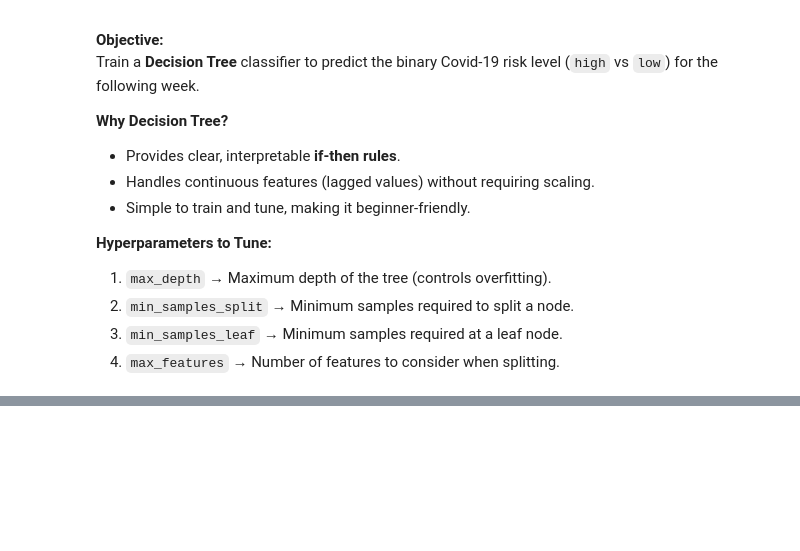
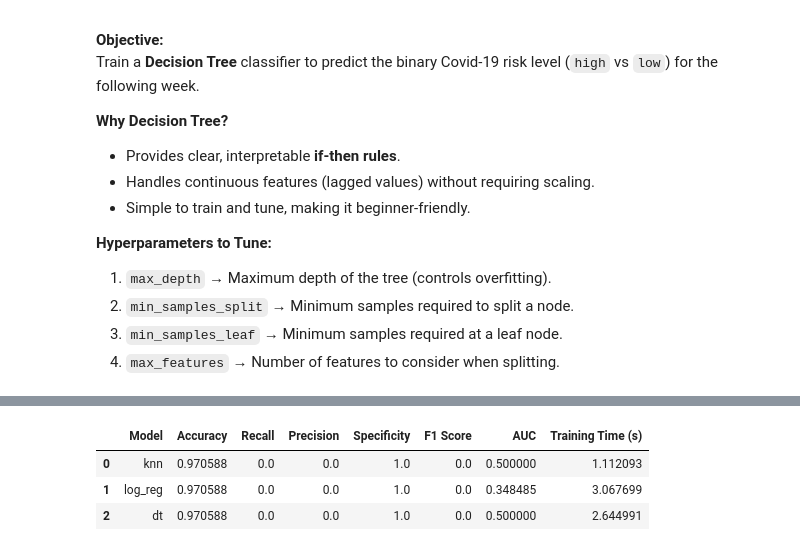
Before and after one commit to ca1phas/Lab-3-Supervised-Learning, a Jupyter notebook: Lab3_P2_G3.ipynb, the cells around one changed output, grey strips where cells are left out. Cells and saved outputs as stored; diff of their text form; code cells hidden in the pictures; blank space fills up the shorter version.

```diff
--- a/Lab3_P2_G3.ipynb
+++ b/Lab3_P2_G3.ipynb
@@ -432,7 +469,6 @@ Train a **Logistic Regression** classifier to predict the binary Covid-19 risk l
 3. `max_iter` → Maximum number of iterations (ensures convergence)
 # %%
 from sklearn.linear_model import LogisticRegression
-from sklearn.model_selection import GridSearchCV
 
 # --- Logistic Regression with GridSearchCV (valid parameter grid only) ---
 log_reg_params = [
@@ -464,9 +500,14 @@ grid_log_reg = GridSearchCV(
     log_reg, log_reg_params, cv=3, scoring="f1", n_jobs=-1, verbose=1
 )
 
-grid_log_reg.fit(X_train, y_train)
+training_times["log_reg"] = train(grid_log_reg, X_train, y_train)
 
 print("Best Logistic Regression Parameters:", grid_log_reg.best_params_)
 print("Best Training CV Score (F1):", grid_log_reg.best_score_)
+
+# Evaluate on validation set
+y_val_pred_log = grid_log_reg.best_estimator_.predict(X_val)
+f1_val_log = f1_score(y_val, y_val_pred_log)
+print("Validation F1 Score (Logistic Regression):", f1_val_log)
 # %% [output]
 Fitting 3 folds for each of 58 candidates, totalling 174 fits
@@ -490,7 +532,6 @@ Train a **Decision Tree** classifier to predict the binary Covid-19 risk level (
 4. `max_features` → Number of features to consider when splitting.
 # %%
 from sklearn.tree import DecisionTreeClassifier
-from sklearn.model_selection import GridSearchCV
 
 # --- Decision Tree with GridSearchCV ---
 dt_params = {
@@ -506,9 +547,14 @@ grid_dt = GridSearchCV(
     dt_clf, dt_params, cv=3, scoring="f1", n_jobs=-1, verbose=1
 )
 
-grid_dt.fit(X_train, y_train)
+training_times["dt"] = train(grid_dt, X_train, y_train)
 
 print("Best Decision Tree Parameters:", grid_dt.best_params_)
 print("Best Training CV Score (F1):", grid_dt.best_score_)
+
+# Evaluate on validation set
+y_val_pred_dt = grid_dt.best_estimator_.predict(X_val)
+f1_val_dt = f1_score(y_val, y_val_pred_dt)
+print("Validation F1 Score (Decision Tree):", f1_val_dt)
 # %% [output]
 Fitting 3 folds for each of 108 candidates, totalling 324 fits
@@ -551,0 +580,69 @@ Plots will be used to support both **individual model performance** and **compar
+# %%
+from sklearn.metrics import (
+    accuracy_score,
+    recall_score,
+    precision_score,
+    f1_score,
+    confusion_matrix,
+    roc_auc_score,
+)
+import pandas as pd
+import numpy as np
+import warnings
+
+# Ignore warnings for undefined metrics (e.g., AUC when only one class is present)
+from sklearn.exceptions import UndefinedMetricWarning
+warnings.filterwarnings("ignore", category=UndefinedMetricWarning)
+
+# Dictionary of best trained models
+best_models = {
+    "knn": grid_knn.best_estimator_,
+    "log_reg": grid_log_reg.best_estimator_,
+    "dt": grid_dt.best_estimator_,
+}
+
+# Initialize evaluation results
+eval_results = {
+    "Model": [],
+    "Accuracy": [],
+    "Recall": [],
+    "Precision": [],
+    "Specificity": [],
+    "F1 Score": [],
+    "AUC": [],
+    "Training Time (s)": [],
+}
+
+# Evaluate each model
+for name, model in best_models.items():
+    y_pred = model.predict(X_test)
+    # Use probabilities if available, else None
+    y_prob = model.predict_proba(X_test)[:, 1] if hasattr(model, "predict_proba") else None
+
+    # Confusion matrix
+    tn, fp, fn, tp = confusion_matrix(y_test, y_pred, labels=[0, 1]).ravel()
+    specificity = tn / (tn + fp) if (tn + fp) > 0 else np.nan
+
+    # AUC computation: only if both classes are present
+    if y_prob is not None and len(np.unique(y_test)) == 2:
+        auc_score = roc_auc_score(y_test, y_prob)
+    else:
+        auc_score = np.nan
+
+    eval_results["Model"].append(name)
+    eval_results["Accuracy"].append(accuracy_score(y_test, y_pred))
+    eval_results["Recall"].append(recall_score(y_test, y_pred))
+    eval_results["Precision"].append(precision_score(y_test, y_pred))
+    eval_results["Specificity"].append(specificity)
+    eval_results["F1 Score"].append(f1_score(y_test, y_pred))
+    eval_results["AUC"].append(auc_score)
+    eval_results["Training Time (s)"].append(training_times.get(name.lower().replace(" ", "_"), np.nan))
+
+# Convert to DataFrame for display
+eval_df = pd.DataFrame(eval_results)
+display(eval_df)
+# %% [output]
+|  | Model | Accuracy | Recall | Precision | Specificity | F1 Score | AUC | Training Time (s) |
+| 0 | knn | 0.970588 | 0.0 | 0.0 | 1.0 | 0.0 | 0.500000 | 1.112093 |
+| 1 | log_reg | 0.970588 | 0.0 | 0.0 | 1.0 | 0.0 | 0.348485 | 3.067699 |
+| 2 | dt | 0.970588 | 0.0 | 0.0 | 1.0 | 0.0 | 0.500000 | 2.644991 |
```
Also changed, not shown: parts of 24 cells of this notebook.
